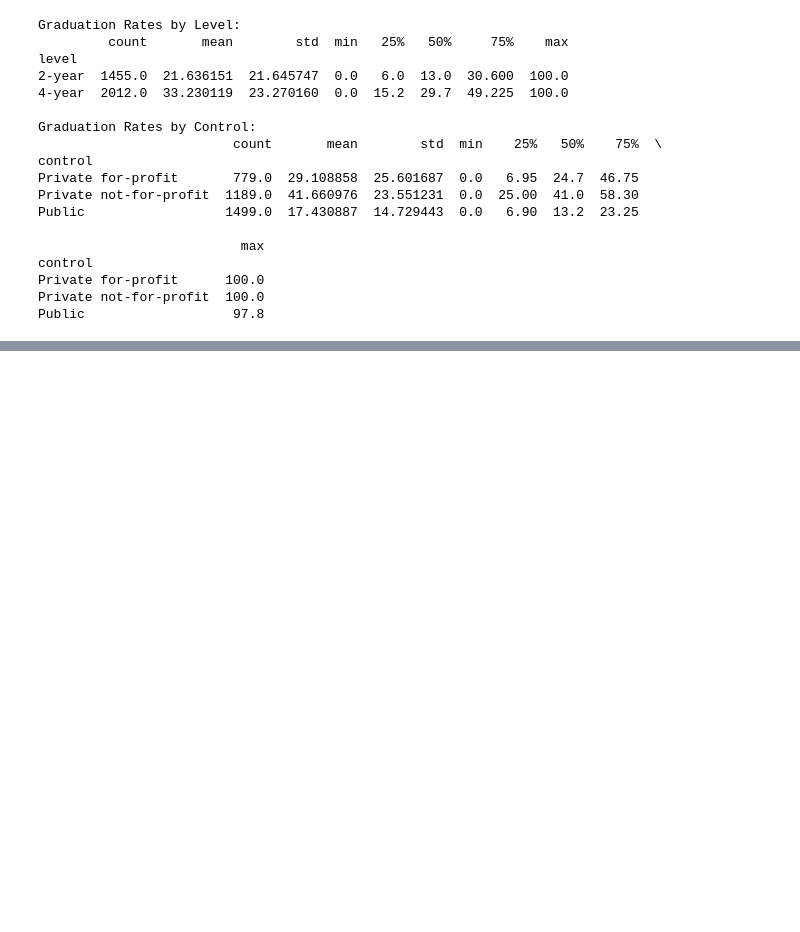
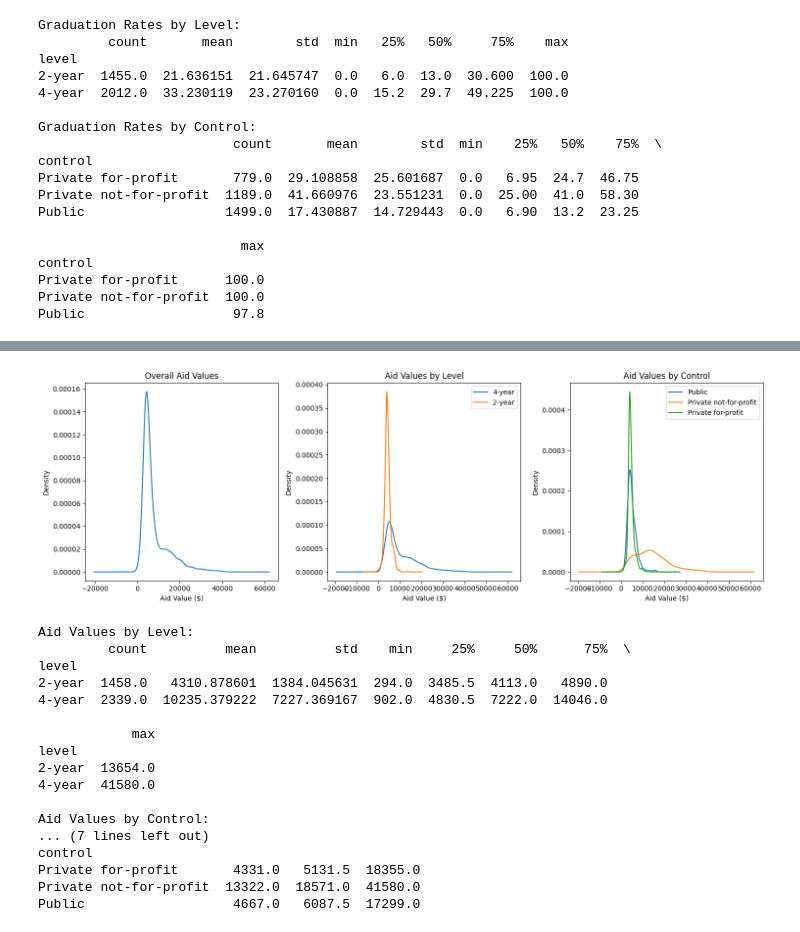
Before and after one commit to meherkalsi13-png/visualization_assignment, a Jupyter notebook: assignment.ipynb, the cells around one changed output, grey strips where cells are left out. Cells and saved outputs as stored; diff of their text form; code cells hidden in the pictures; blank space fills up the shorter version.

```diff
--- a/assignment.ipynb
+++ b/assignment.ipynb
@@ -181,13 +193,64 @@ Public                   97.8
 # %%
 #Q7:Make a kernel density plot of aid_value. Now group your graph by level and control. What explains the shape of the graph? Use groupby and
 #.describe to make grouped calculations of statistical descriptions
 #of aid_value by level and control.
+fig, axes = plt.subplots(1, 3, figsize=(15, 5))
 
 #Kernel Density Plot of aid_value
 
-#Group by level and control
+df['aid_value'].dropna().plot.density(ax=axes[0])
+axes[0].set_title('Overall Aid Values')
+axes[0].set_xlabel('Aid Value ($)')
+
+#Group by level
+for level_type in df['level'].unique():
+    subset = df[df['level'] == level_type]['aid_value'].dropna()
+    subset.plot.density(ax=axes[1], label=level_type)
+axes[1].set_title('Aid Values by Level')
+axes[1].set_xlabel('Aid Value ($)')
+axes[1].legend()
+
+#Group by control
+for control_type in df['control'].unique():
+    subset = df[df['control'] == control_type]['aid_value'].dropna()
+    subset.plot.density(ax=axes[2], label=control_type)
+axes[2].set_title('Aid Values by Control')
+axes[2].set_xlabel('Aid Value ($)')
+axes[2].legend()
+
+plt.tight_layout()
+plt.show()
+
+#Statistical Descriptions
+print("Aid Values by Level:")
+print(df.groupby('level')['aid_value'].describe())
+
+print("\nAid Values by Control:")
+print(df.groupby('control')['aid_value'].describe())
+
 
 #What explains shape of the graph?
+#Aid values by level- it seems like less aid is offered to 2-year programs. This could be because schools are unwilling to provide money for a less-commitment program.
+#Aid values by control= it seems like less aid is offered to public or private for-profit institutions, whcih could be because funding depends on the state and for=profit institutions wouldn't make money if they were giving out aid, respectively.
+# %% [output]
+[figure, added]
+Aid Values by Level:
+         count          mean          std    min     25%     50%      75%  \
+level
+2-year  1458.0   4310.878601  1384.045631  294.0  3485.5  4113.0   4890.0
+4-year  2339.0  10235.379222  7227.369167  902.0  4830.5  7222.0  14046.0
+
+            max
+level
+2-year  13654.0
+4-year  41580.0
+
+Aid Values by Control:
+... (7 lines left out)
+control
+Private for-profit       4331.0   5131.5  18355.0
+Private not-for-profit  13322.0  18571.0  41580.0
+Public                   4667.0   6087.5  17299.0
 # %%
 #Q8: Make a scatterplot of grad_100_value by aid_value. Describe what you see. Now make the same plot, grouping by level and then control.
 #Describe what you see. For which kinds of institutions does aid seem to increase graduation rates?
```
Also changed, not shown: parts of 2 cells of this notebook.
